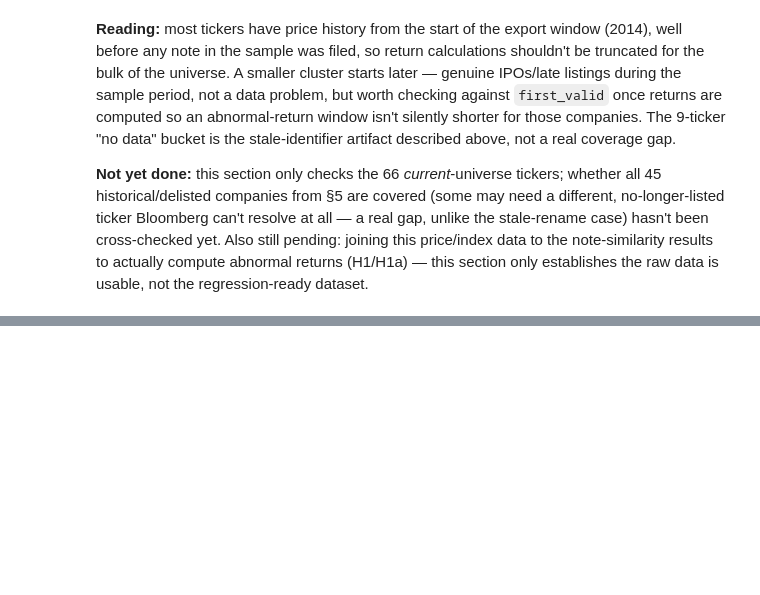
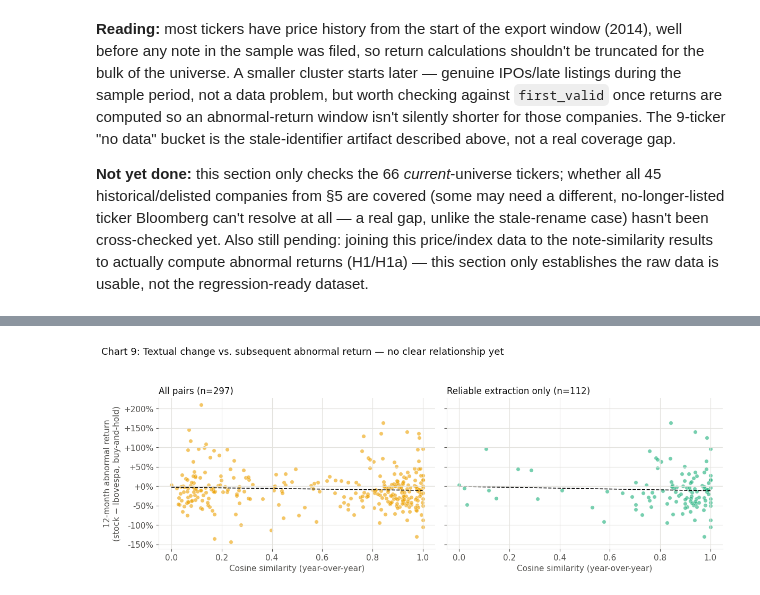
Before and after one commit to Lukijon/Thesis, a Jupyter notebook: notebooks/poc_overview.ipynb, the cells around one changed output, grey strips where cells are left out. Drawn from its saved outputs; the diff is of its cells as text; code cells hidden in the pictures; blank space fills up the shorter version.

```diff
--- a/notebooks/poc_overview.ipynb
+++ b/notebooks/poc_overview.ipynb
@@ -498,0 +509,14 @@ plt.show()
+# %%
+ar = pd.read_csv(POC / "abnormal_returns_poc.csv")
+ar_reliable = ar[(ar["diagnostic_prev"] == "font_heading") & (ar["diagnostic_curr"] == "font_heading")]
+
+print(f"{len(ar)} pairs with both a similarity score and a computable 12-month abnormal return")
+print(f"  core 20 companies:          {(ar['poc_group'] == 'core_20').sum()}")
+print(f"  historical stayed/dropped:  {(ar['poc_group'] != 'core_20').sum()}\n")
+
+for label, df in [("All computable pairs", ar), ("Reliable extraction only (font_heading/font_heading)", ar_reliable)]:
+    pearson = df["cosine_similarity"].corr(df["abnormal_return"], method="pearson")
+    spearman = df["cosine_similarity"].corr(df["abnormal_return"], method="spearman")
+    print(f"{label}: n={len(df)}")
+    print(f"  Pearson  r   (similarity, abnormal return) = {pearson:+.3f}")
+    print(f"  Spearman rho (similarity, abnormal return) = {spearman:+.3f}")
@@ -498,0 +534,27 @@ plt.show()
+# %%
+import numpy as np
+
+# Same small-multiples pattern as Chart 4 (all pairs vs. reliable-only),
+# now for the actual H1 relationship. A fitted trend line is shown for
+# reference, not because n is anywhere near large enough to trust its slope.
+fig, axes = plt.subplots(1, 2, figsize=(12, 4.5), sharey=True, sharex=True)
+
+for ax, (label, df, color) in zip(axes, [
+    (f"All pairs (n={len(ar)})", ar, YELLOW),
+    (f"Reliable extraction only (n={len(ar_reliable)})", ar_reliable, AQUA),
+]):
+    ax.scatter(df["cosine_similarity"], df["abnormal_return"], color=color, alpha=0.6, s=28, edgecolor="white", linewidth=0.4)
+    z = np.polyfit(df["cosine_similarity"], df["abnormal_return"], 1)
+    xs = np.array([df["cosine_similarity"].min(), df["cosine_similarity"].max()])
+    ax.plot(xs, z[0] * xs + z[1], color=TEXT_PRIMARY, linewidth=1.2, linestyle="--")
+    ax.axhline(0, color=GRID, linewidth=1)
+    ax.set_title(label, loc="left", fontsize=12, color=TEXT_PRIMARY)
+    ax.set_xlabel("Cosine similarity (year-over-year)")
+    ax.yaxis.set_major_formatter(mticker.FuncFormatter(lambda v, _: f"{v:+.0%}"))
+
+axes[0].set_ylabel("12-month abnormal return\n(stock − Ibovespa, buy-and-hold)")
+fig.suptitle("Chart 9: Textual change vs. subsequent abnormal return — no clear relationship yet", x=0.01, ha="left", fontsize=13, color=TEXT_PRIMARY)
+fig.tight_layout(rect=[0, 0, 1, 0.93])
+plt.show()
+# %% [output]
+[figure, added]
```
Also changed, not shown: parts of 5 cells of this notebook, 7 other files.
